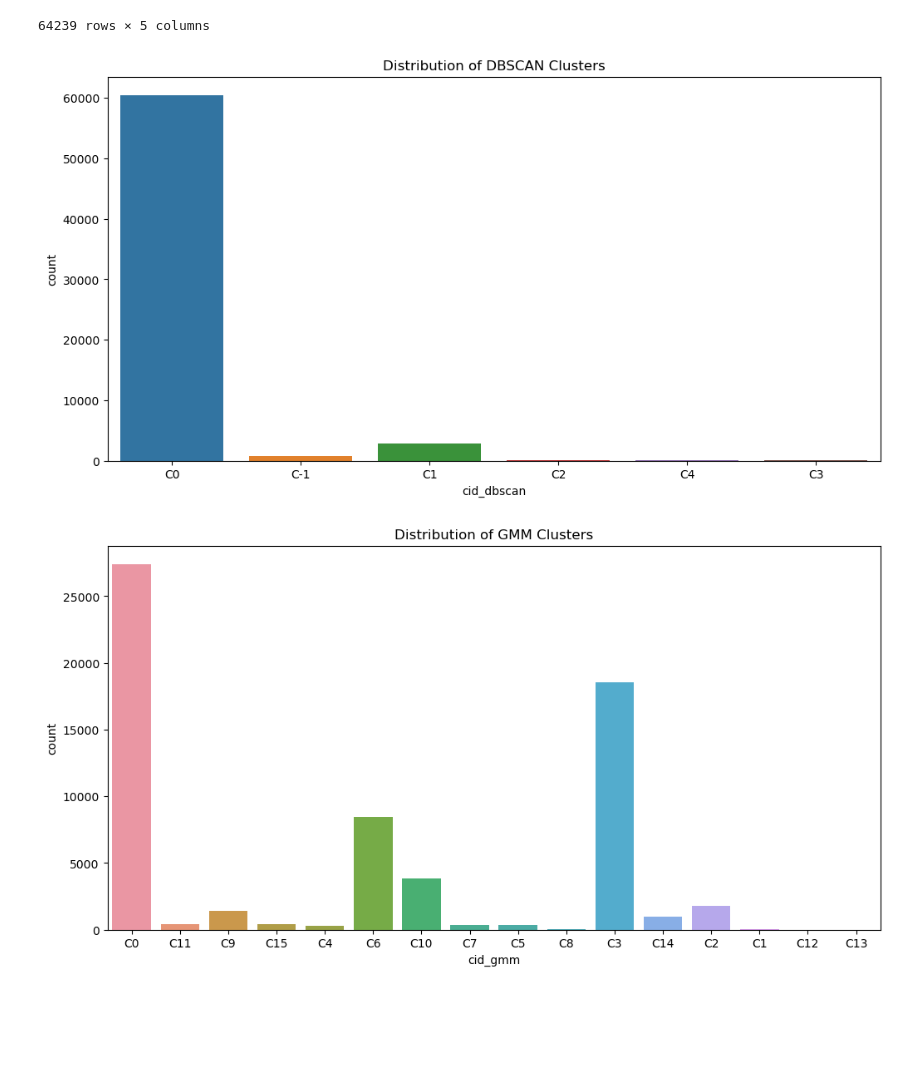
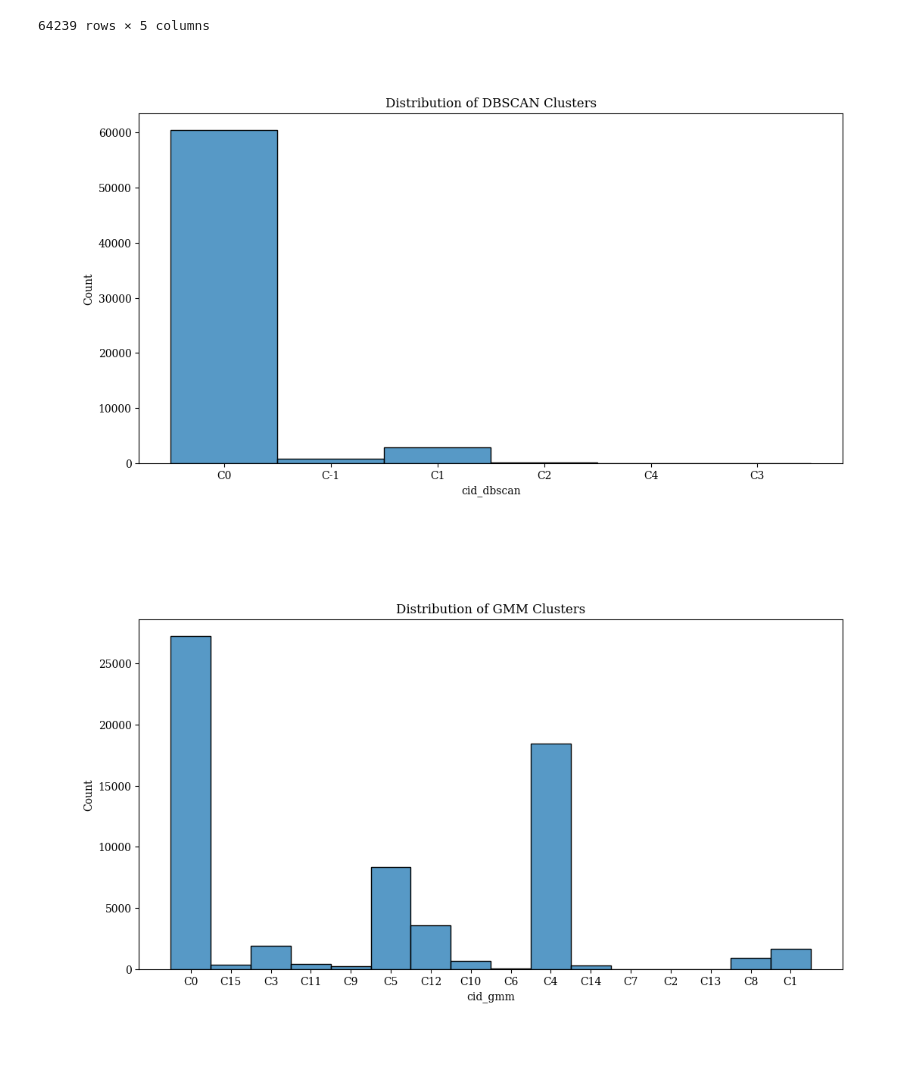
Before and after one commit to federicomirra01/DDoS_analysis_project, a Jupyter notebook: Section_3(to_be_done).ipynb, the cells around one changed output. Saved outputs shown, nothing was run; the diff lists cells and outputs as text; code cells hidden in the pictures; blank space fills up the shorter version.

```diff
--- a/Section_3(to_be_done).ipynb
+++ b/Section_3(to_be_done).ipynb
@@ -230,18 +216,18 @@ cluster_df
 64239 rows × 5 columns
 # %%
 plt.figure(figsize=(12, 6))
-sns.countplot(x='cid_dbscan', data=cluster_df)
+sns.histplot(x='cid_dbscan', data=cluster_df)
 plt.title('Distribution of DBSCAN Clusters')
 plt.show()
 
 # Visualize the distribution of GMM clusters
 plt.figure(figsize=(12, 6))
-sns.countplot(x='cid_gmm', data=cluster_df)
+sns.histplot(x='cid_gmm', data=cluster_df)
 plt.title('Distribution of GMM Clusters')
 plt.show()
 # %% [output]
-[figure, old version]
+[figure, new version]
-[figure, old version]
+[figure, new version]
 # %%
 
 plt.figure(figsize=(12,7))
```
Also changed, not shown: parts of 5 cells of this notebook, 1 other file.
